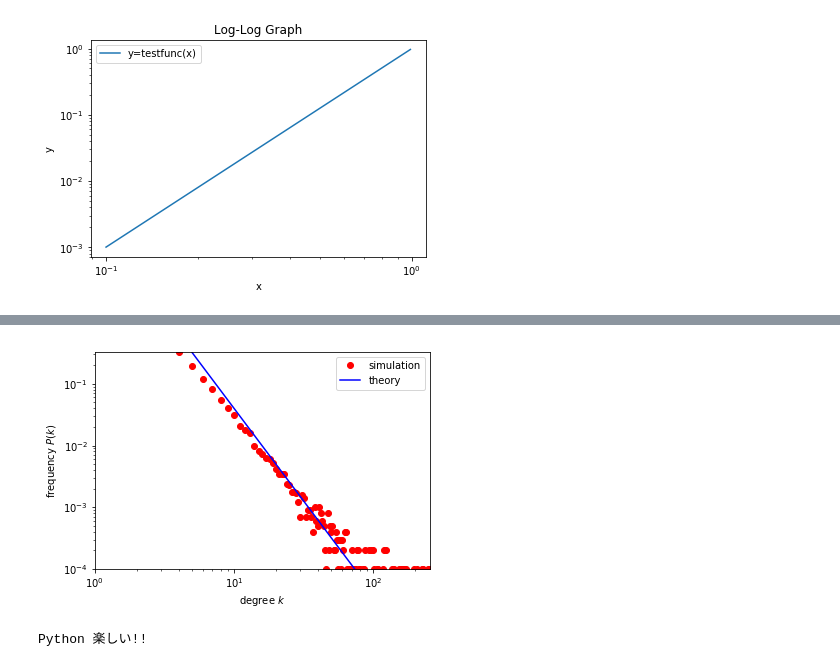
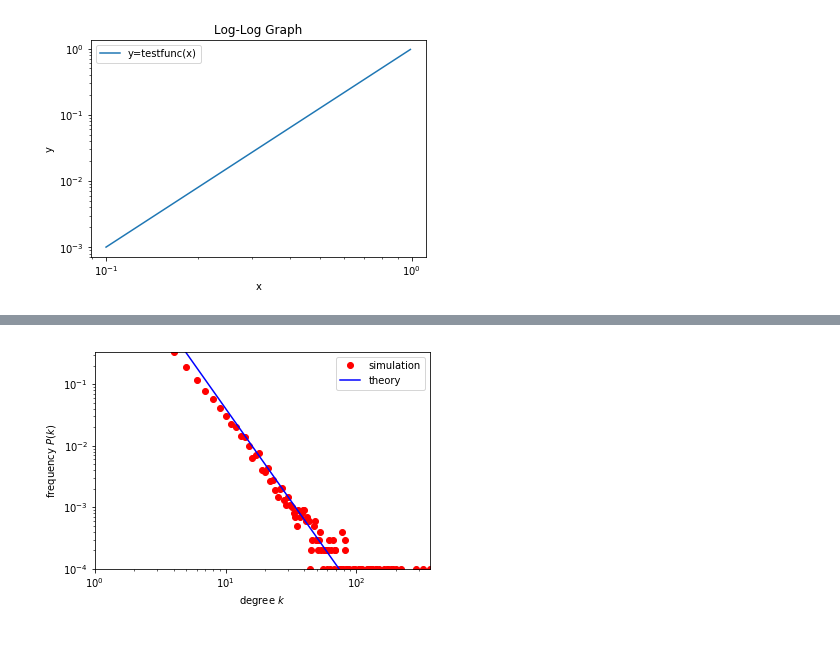
Before and after one commit to shukubota/elcas, a Jupyter notebook: source.ipynb, the cells around one changed output, grey strips where cells are left out. Drawn from its saved outputs; the diff is of its cells as text; code cells hidden in the pictures.

```diff
--- a/source.ipynb
+++ b/source.ipynb
@@ -178,30 +178,26 @@ Wall time: 21.5 s
 # %%
 ###############
 #分布をplotしてみよう！
 ###############
 
 # シミュレーション結果
-x= np.load("x.npy")# x.npyには次数の列が入っている
-y= np.load("y.npy")# y.npyには数値シミュレーションした各次数の頻度が入っている
+x= np.loadtxt("x.dat")# x.npyには次数の列が入っている
+y= np.loadtxt("y.dat")# y.npyには数値シミュレーションした各次数の頻度が入っている
 plt.plot(x,y,"ro",label="simulation") # シミュレーション結果のplot
 
 # 理論値 (表示したくない場合は行頭に#を付ければ無視されます...´･_･`)
-y2=np.load("y2.npy")# y2.npyには理論値の各次数の頻度が入っている
+y2=np.loadtxt("y2.dat")# y2.npyには理論値の各次数の頻度が入っている
 plt.plot(x,y2,"b-",label="theory")
 
 # 表示に関するオプション
 plt.xlabel(r"degree $k$")
 plt.ylabel(r"frequency $P(k)$")
 plt.xlim([1,x[y>0].max()]) # x軸の表示範囲 (1から最大次数まで)
 plt.ylim([1/Nmax,y.max()]) # y軸の表示範囲
 plt.xscale("log")
 plt.yscale("log")
 plt.legend()
 
 plt.show() # 表示！！
 # %% [output]
-[figure, old version]
+[figure, new version]
-# %%
-print("データファイル　ヒストグラムデータ と ネットワーク情報")
-# %% [output]
-Python 楽しい!!
```
Also changed, not shown: parts of 2 cells of this notebook, 9 other files.
